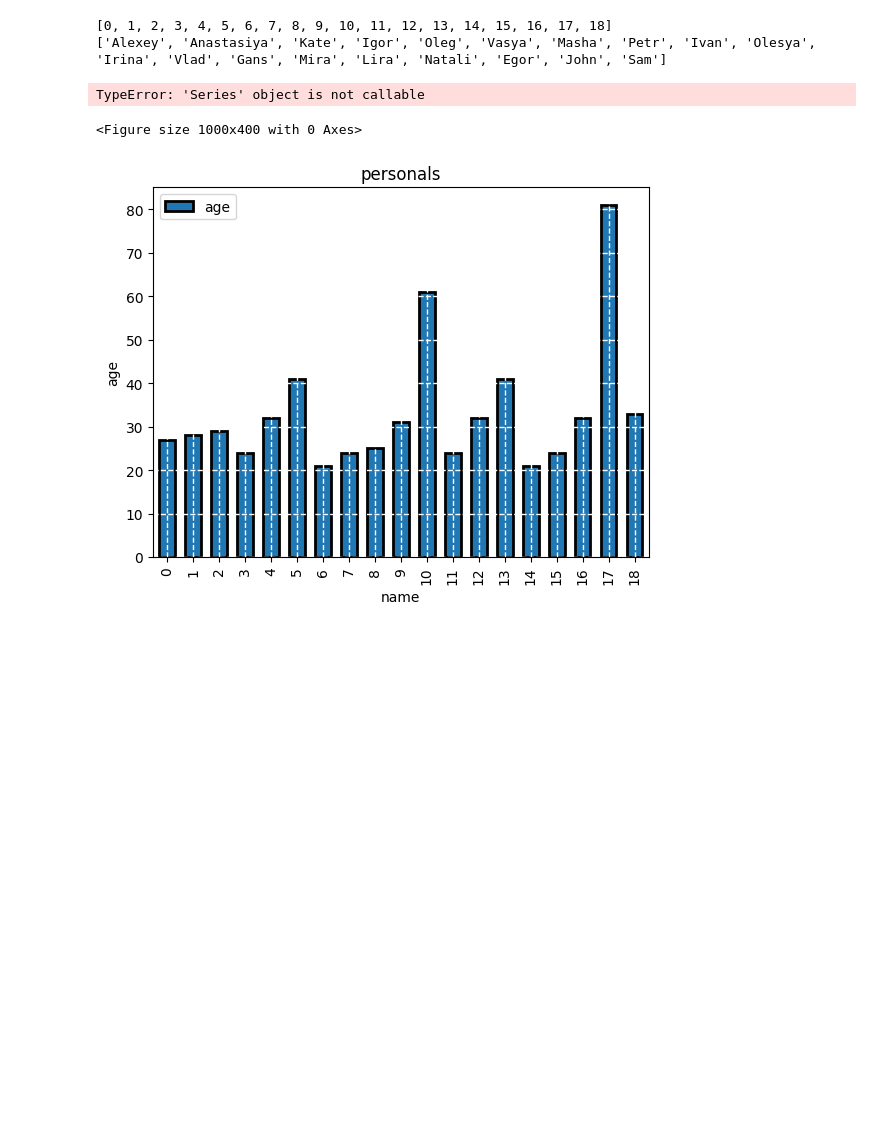
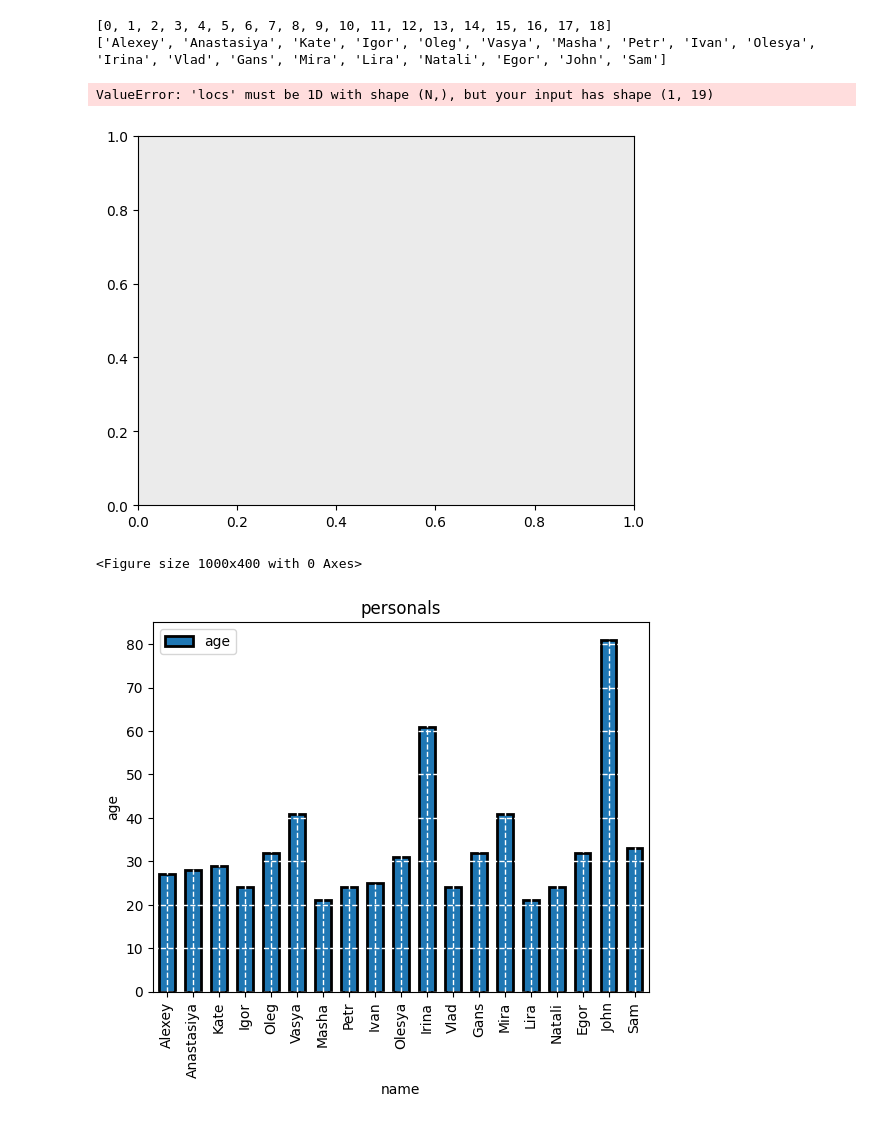
Before and after one commit to 88alexinho/db_train, a Jupyter notebook: from_db.ipynb, the cells around one changed output. Drawn from its saved outputs; the diff is of its cells as text; code cells hidden in the pictures; blank space fills up the shorter version.

Commit message:
work with graphs

```diff
--- a/from_db.ipynb
+++ b/from_db.ipynb
@@ -131,19 +131,21 @@ print(labels)
 # %%
 # colors = ['red', 'orange', 'red', 'orange', 'red', 'orange']
 labels = list(df['username'])
-
+ax = plt.axes()
 plt.figure(figsize=(10, 4))
 ax.set_facecolor('#EBEBEB')
 df[['username','age']].plot(kind='bar', linewidth=2.0, edgecolor='k', width=0.6)
 plt.grid(which='major', color='w', linewidth=1,linestyle='--',axis = 'both')
 plt.xlabel('name')
 plt.ylabel('age')
 
 plt.title('personals')
 # ax.bar_label (ax.containers [ 0 ])
 plt.xticks(x,labels = labels, rotation = 'vertical')
+ax.set_xticks([labels])
 plt.show()
 # %% [output]
-TypeError: 'Series' object is not callable
+ValueError: 'locs' must be 1D with shape (N,), but your input has shape (1, 19)
+[figure, new version]
 <Figure size 1000x400 with 0 Axes>
-[figure, old version]
+[figure, added]
```
